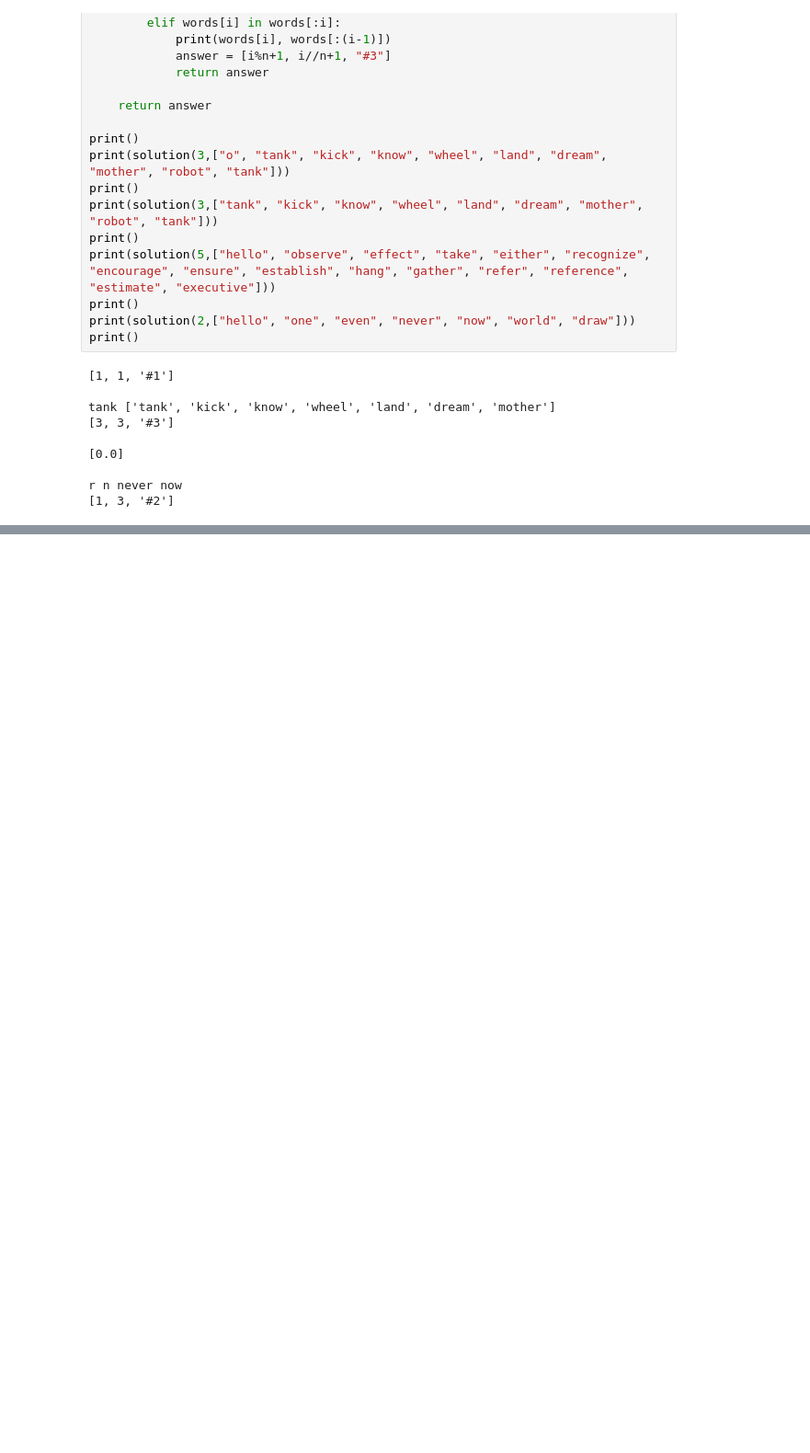
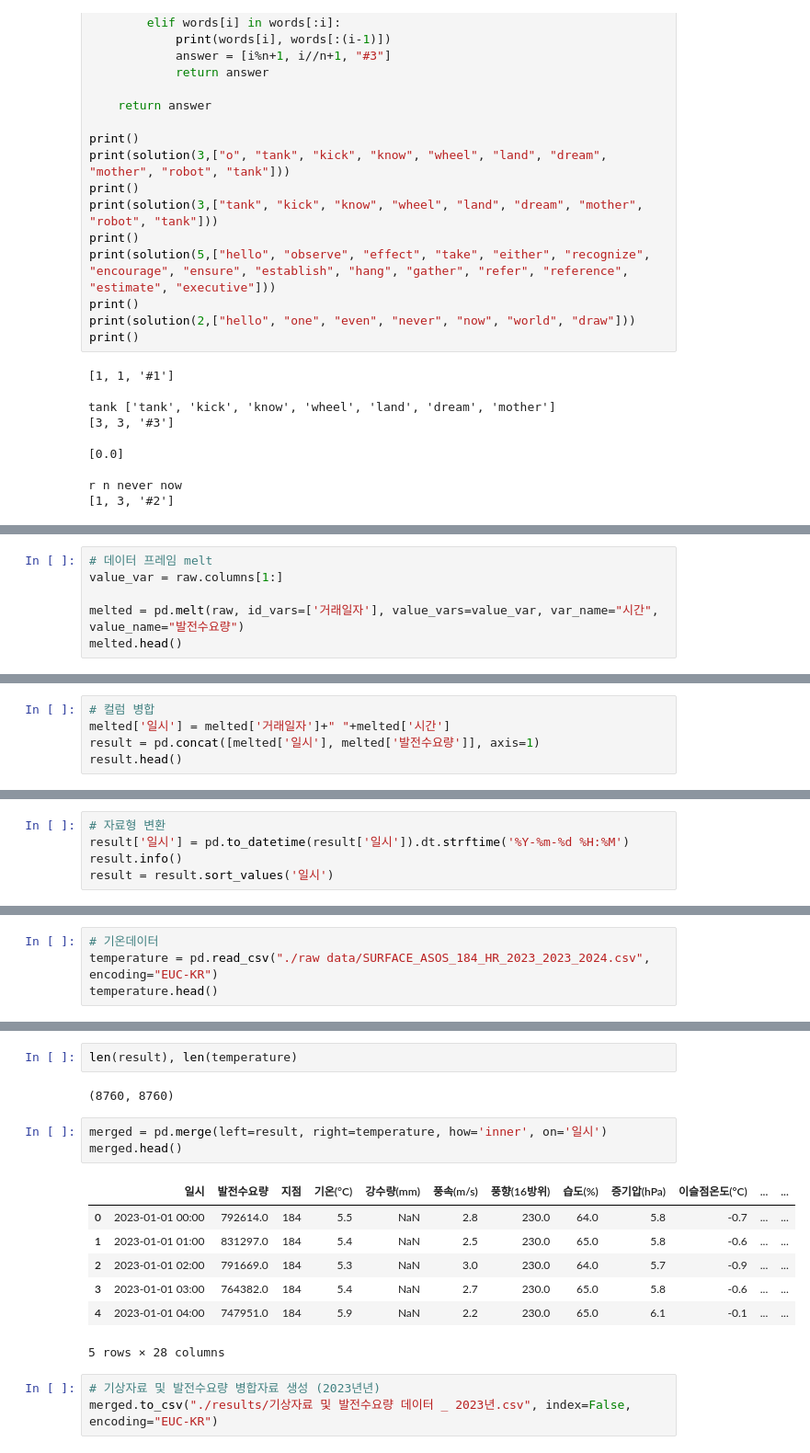
Before and after one commit to SeongYeun/Bootcamp_Study, a Jupyter notebook: energy_1/201_ practice_code.ipynb, the cells around one changed output, grey strips where cells are left out. Shown: that part at 92% size. Saved outputs shown, nothing was run; the diff lists cells and outputs as text; blank space fills up the shorter version.

```diff
--- a/energy_1/201_ practice_code.ipynb
+++ b/energy_1/201_ practice_code.ipynb
@@ -838,0 +862,6 @@ r n never now
+# %%
+# 데이터 프레임 melt
+value_var = raw.columns[1:]
+
+melted = pd.melt(raw, id_vars=['거래일자'], value_vars=value_var, var_name="시간", value_name="발전수요량")
+melted.head()
@@ -838,0 +888,5 @@ r n never now
+# %%
+# 컬럼 병합
+melted['일시'] = melted['거래일자']+" "+melted['시간']
+result = pd.concat([melted['일시'], melted['발전수요량']], axis=1)
+result.head()
@@ -838,0 +912,5 @@ r n never now
+# %%
+# 자료형 변환
+result['일시'] = pd.to_datetime(result['일시']).dt.strftime('%Y-%m-%d %H:%M')
+result.info()
+result = result.sort_values('일시')
@@ -838,0 +945,4 @@ r n never now
+# %%
+# 기온데이터
+temperature = pd.read_csv("./raw data/SURFACE_ASOS_184_HR_2023_2023_2024.csv", encoding="EUC-KR")
+temperature.head()
@@ -838,0 +957,18 @@ r n never now
+# %%
+len(result), len(temperature)
+# %% [output]
+(8760, 8760)
+# %%
+merged = pd.merge(left=result, right=temperature, how='inner', on='일시')
+merged.head()
+# %% [output]
+|  | 일시 | 발전수요량 | 지점 | 기온(°C) | 강수량(mm) | 풍속(m/s) | 풍향(16방위) | 습도(%) | 증기압(hPa) | 이슬점온도(°C) | ... | ... |
+| 0 | 2023-01-01 00:00 | 792614.0 | 184 | 5.5 | NaN | 2.8 | 230.0 | 64.0 | 5.8 | -0.7 | ... | ... |
+| 1 | 2023-01-01 01:00 | 831297.0 | 184 | 5.4 | NaN | 2.5 | 230.0 | 65.0 | 5.8 | -0.6 | ... | ... |
+| 2 | 2023-01-01 02:00 | 791669.0 | 184 | 5.3 | NaN | 3.0 | 230.0 | 64.0 | 5.7 | -0.9 | ... | ... |
+| 3 | 2023-01-01 03:00 | 764382.0 | 184 | 5.4 | NaN | 2.7 | 230.0 | 65.0 | 5.8 | -0.6 | ... | ... |
+| 4 | 2023-01-01 04:00 | 747951.0 | 184 | 5.9 | NaN | 2.2 | 230.0 | 65.0 | 6.1 | -0.1 | ... | ... |
+5 rows × 28 columns
+# %%
+# 기상자료 및 발전수요량 병합자료 생성 (2023년년)
+merged.to_csv("./results/기상자료 및 발전수요량 데이터 _ 2023년.csv", index=False, encoding="EUC-KR")
```
Also changed, not shown: parts of 14 cells of this notebook, 6 other files.
